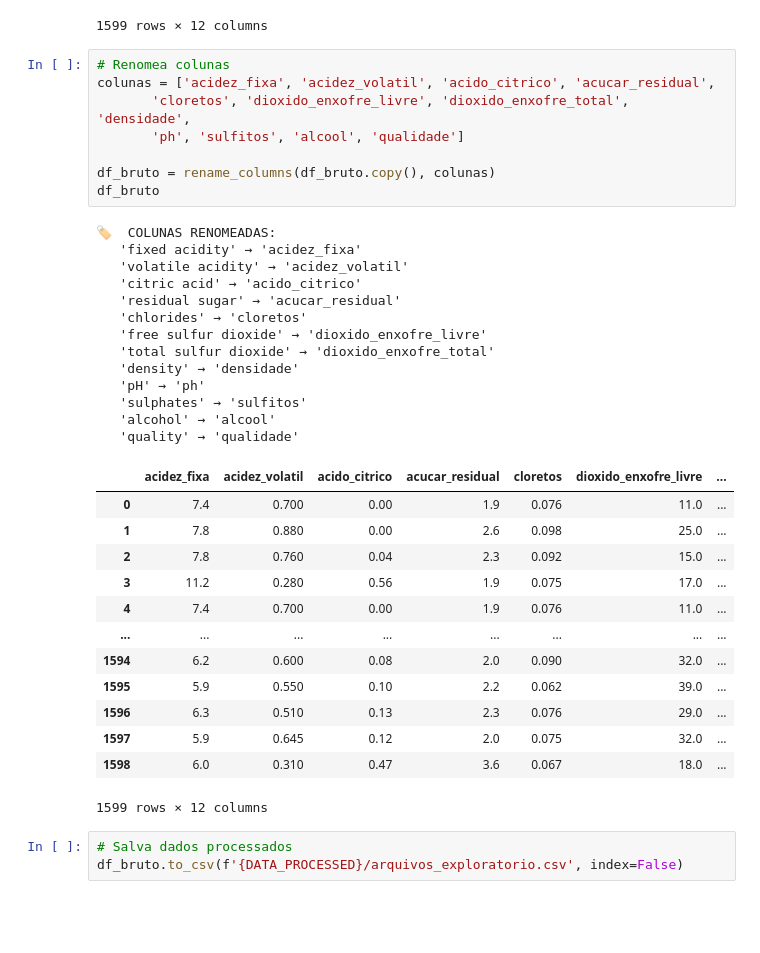
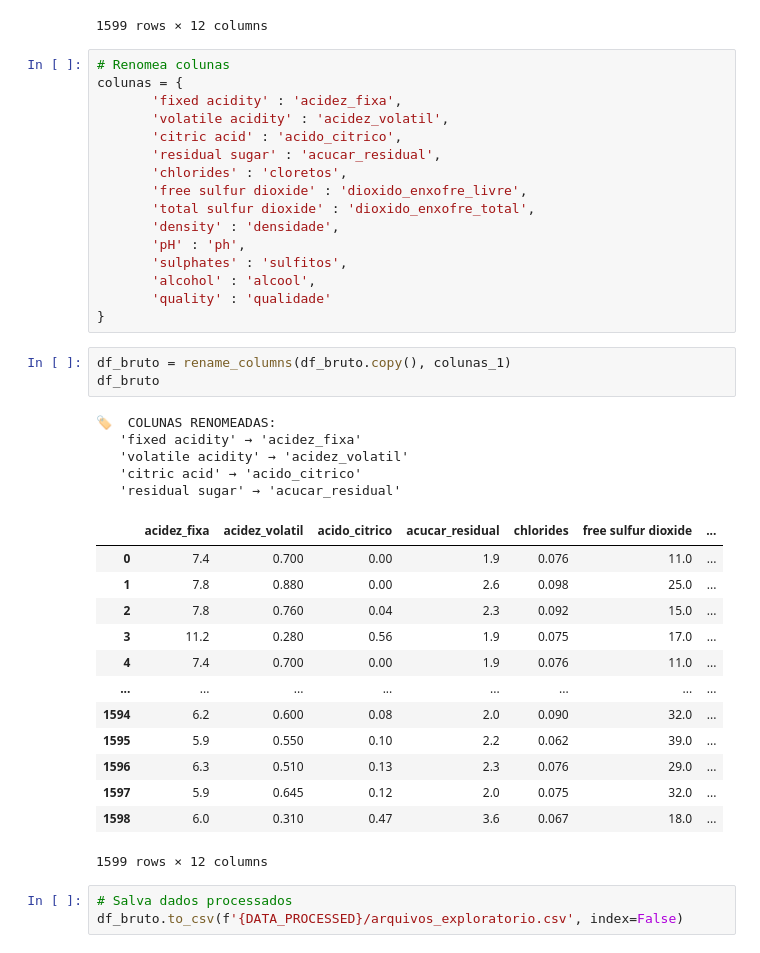
Before and after one commit to JacksonvBarbosa/Analise_qualidade_vinhos, a Jupyter notebook: Portfolio-DA-vinhos-jackwine/notebooks/tratamento_dos_dados.ipynb, the cells around one changed output. Saved outputs shown, nothing was run; the diff lists cells and outputs as text; blank space fills up the shorter version.

Commit message:
Att>: README refeito, ajuste da entrada da função renamed_columns

```diff
--- a/Portfolio-DA-vinhos-jackwine/notebooks/tratamento_dos_dados.ipynb
+++ b/Portfolio-DA-vinhos-jackwine/notebooks/tratamento_dos_dados.ipynb
@@ -37,39 +37,42 @@ df_bruto
 1599 rows × 12 columns
 # %%
 # Renomea colunas
-colunas = ['acidez_fixa', 'acidez_volatil', 'acido_citrico', 'acucar_residual',
-       'cloretos', 'dioxido_enxofre_livre', 'dioxido_enxofre_total', 'densidade',
-       'ph', 'sulfitos', 'alcool', 'qualidade']
-
-df_bruto = rename_columns(df_bruto.copy(), colunas)
-df_bruto
+colunas = {
+       'fixed acidity' : 'acidez_fixa',
+       'volatile acidity' : 'acidez_volatil',
+       'citric acid' : 'acido_citrico',
+       'residual sugar' : 'acucar_residual',
+       'chlorides' : 'cloretos',
+       'free sulfur dioxide' : 'dioxido_enxofre_livre',
+       'total sulfur dioxide' : 'dioxido_enxofre_total',
+       'density' : 'densidade',
+       'pH' : 'ph',
+       'sulphates' : 'sulfitos',
+       'alcohol' : 'alcool',
+       'quality' : 'qualidade'
+}
-# %% [output]
-🏷️  COLUNAS RENOMEADAS:
-   'fixed acidity' → 'acidez_fixa'
-   'volatile acidity' → 'acidez_volatil'
-   'citric acid' → 'acido_citrico'
-   'residual sugar' → 'acucar_residual'
-   'chlorides' → 'cloretos'
-   'free sulfur dioxide' → 'dioxido_enxofre_livre'
-   'total sulfur dioxide' → 'dioxido_enxofre_total'
-   'density' → 'densidade'
-   'pH' → 'ph'
-   'sulphates' → 'sulfitos'
-   'alcohol' → 'alcool'
-   'quality' → 'qualidade'
-|  | acidez_fixa | acidez_volatil | acido_citrico | acucar_residual | cloretos | dioxido_enxofre_livre | ... |
-| 0 | 7.4 | 0.700 | 0.00 | 1.9 | 0.076 | 11.0 | ... |
-| 1 | 7.8 | 0.880 | 0.00 | 2.6 | 0.098 | 25.0 | ... |
-| 2 | 7.8 | 0.760 | 0.04 | 2.3 | 0.092 | 15.0 | ... |
-| 3 | 11.2 | 0.280 | 0.56 | 1.9 | 0.075 | 17.0 | ... |
-| 4 | 7.4 | 0.700 | 0.00 | 1.9 | 0.076 | 11.0 | ... |
-| ... | ... | ... | ... | ... | ... | ... | ... |
-| 1594 | 6.2 | 0.600 | 0.08 | 2.0 | 0.090 | 32.0 | ... |
-| 1595 | 5.9 | 0.550 | 0.10 | 2.2 | 0.062 | 39.0 | ... |
-| 1596 | 6.3 | 0.510 | 0.13 | 2.3 | 0.076 | 29.0 | ... |
-| 1597 | 5.9 | 0.645 | 0.12 | 2.0 | 0.075 | 32.0 | ... |
-| 1598 | 6.0 | 0.310 | 0.47 | 3.6 | 0.067 | 18.0 | ... |
-1599 rows × 12 columns
+# %%
+df_bruto = rename_columns(df_bruto.copy(), colunas_1)
+df_bruto
+# %% [output]
+🏷️  COLUNAS RENOMEADAS:
+   'fixed acidity' → 'acidez_fixa'
+   'volatile acidity' → 'acidez_volatil'
+   'citric acid' → 'acido_citrico'
+   'residual sugar' → 'acucar_residual'
+|  | acidez_fixa | acidez_volatil | acido_citrico | acucar_residual | chlorides | free sulfur dioxide | ... |
+| 0 | 7.4 | 0.700 | 0.00 | 1.9 | 0.076 | 11.0 | ... |
+| 1 | 7.8 | 0.880 | 0.00 | 2.6 | 0.098 | 25.0 | ... |
+| 2 | 7.8 | 0.760 | 0.04 | 2.3 | 0.092 | 15.0 | ... |
+| 3 | 11.2 | 0.280 | 0.56 | 1.9 | 0.075 | 17.0 | ... |
+| 4 | 7.4 | 0.700 | 0.00 | 1.9 | 0.076 | 11.0 | ... |
+| ... | ... | ... | ... | ... | ... | ... | ... |
+| 1594 | 6.2 | 0.600 | 0.08 | 2.0 | 0.090 | 32.0 | ... |
+| 1595 | 5.9 | 0.550 | 0.10 | 2.2 | 0.062 | 39.0 | ... |
+| 1596 | 6.3 | 0.510 | 0.13 | 2.3 | 0.076 | 29.0 | ... |
+| 1597 | 5.9 | 0.645 | 0.12 | 2.0 | 0.075 | 32.0 | ... |
+| 1598 | 6.0 | 0.310 | 0.47 | 3.6 | 0.067 | 18.0 | ... |
+1599 rows × 12 columns
 # %%
 # Salva dados processados
 df_bruto.to_csv(f'{DATA_PROCESSED}/arquivos_exploratorio.csv', index=False)
```
Also changed, not shown: 5 other files.
